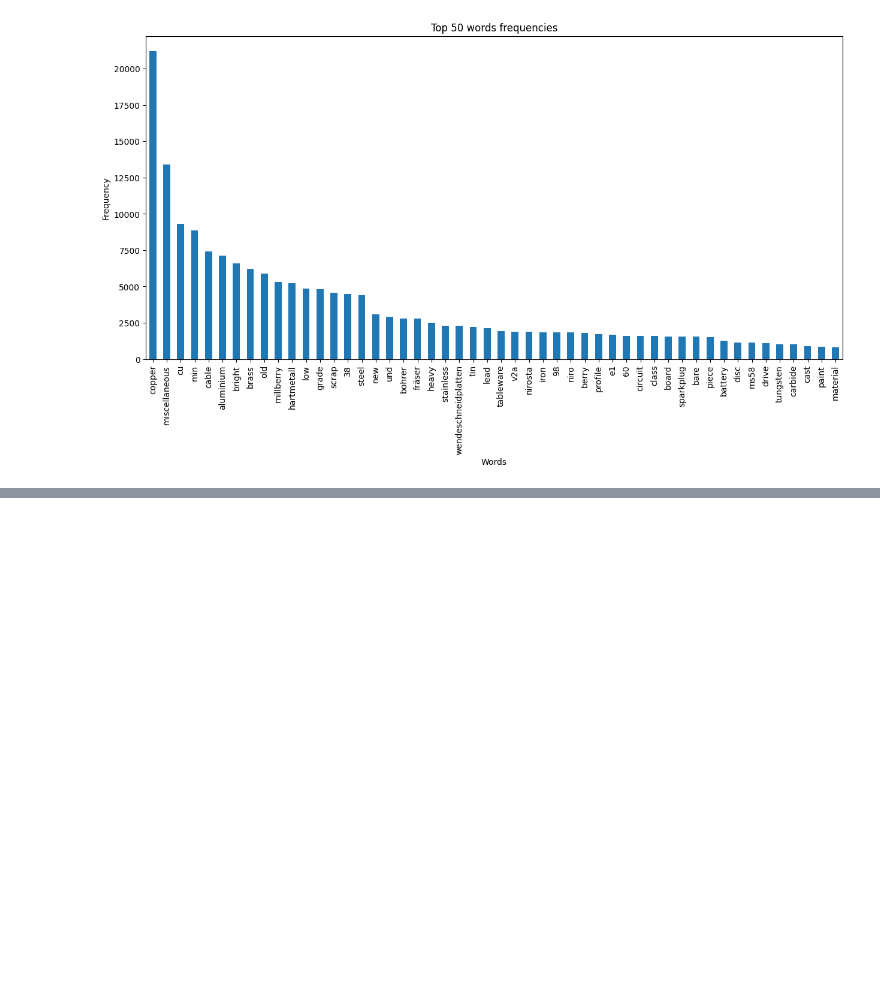
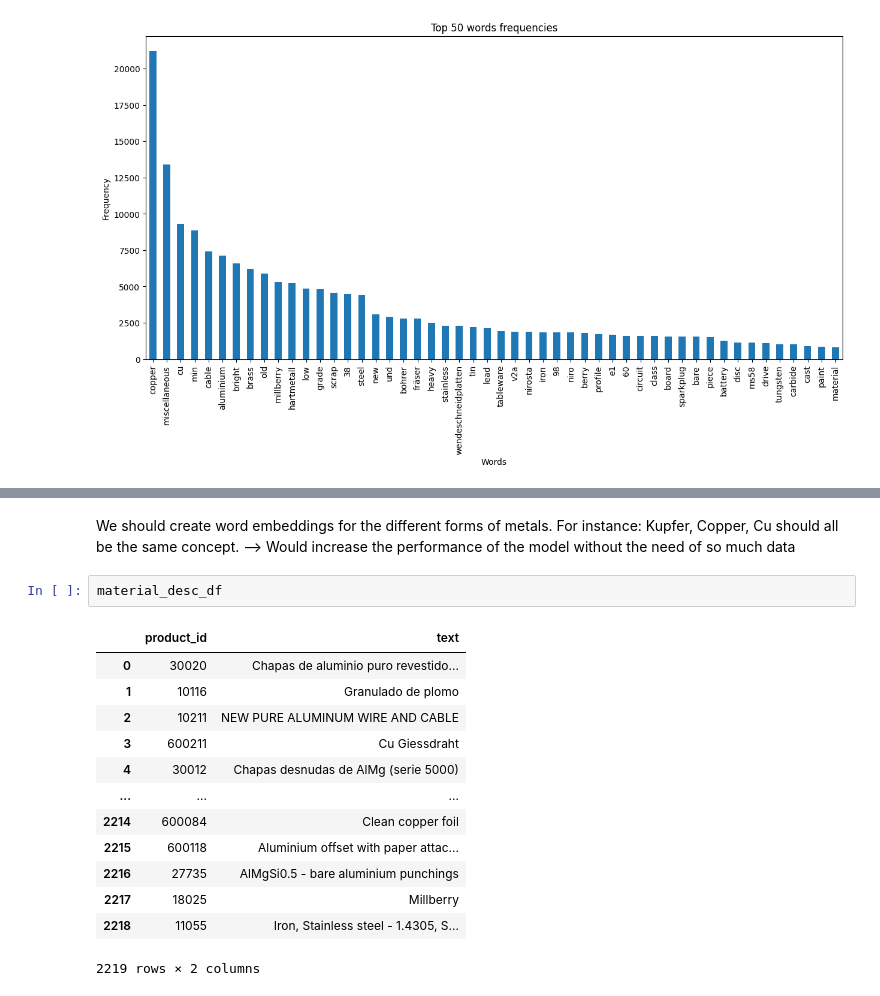
Before and after one commit to Bernardo-giff/work_based_project, a Jupyter notebook: baseline.ipynb, the cells around one changed output, grey strips where cells are left out. Drawn from its saved outputs; the diff is of its cells as text; blank space fills up the shorter version.

```diff
--- a/baseline.ipynb
+++ b/baseline.ipynb
@@ -283,0 +393,19 @@ plt.show()
+# %% [markdown]
+We should create word embeddings for the different forms of metals. For instance:
+Kupfer, Copper, Cu should all be the same concept. --> Would increase the performance of the model without the need of so much data
+# %%
+material_desc_df
+# %% [output]
+|  | product_id | text |
+| 0 | 30020 | Chapas de aluminio puro revestido... |
+| 1 | 10116 | Granulado de plomo |
+| 2 | 10211 | NEW PURE ALUMINUM WIRE AND CABLE |
+| 3 | 600211 | Cu Giessdraht |
+| 4 | 30012 | Chapas desnudas de AlMg (serie 5000) |
+| ... | ... | ... |
+| 2214 | 600084 | Clean copper foil |
+| 2215 | 600118 | Aluminium offset with paper attac... |
+| 2216 | 27735 | AlMgSi0.5 - bare aluminium punchings |
+| 2217 | 18025 | Millberry |
+| 2218 | 11055 | Iron, Stainless steel - 1.4305, S... |
+2219 rows × 2 columns
```
Also changed, not shown: parts of 12 cells of this notebook, 3 other files.
